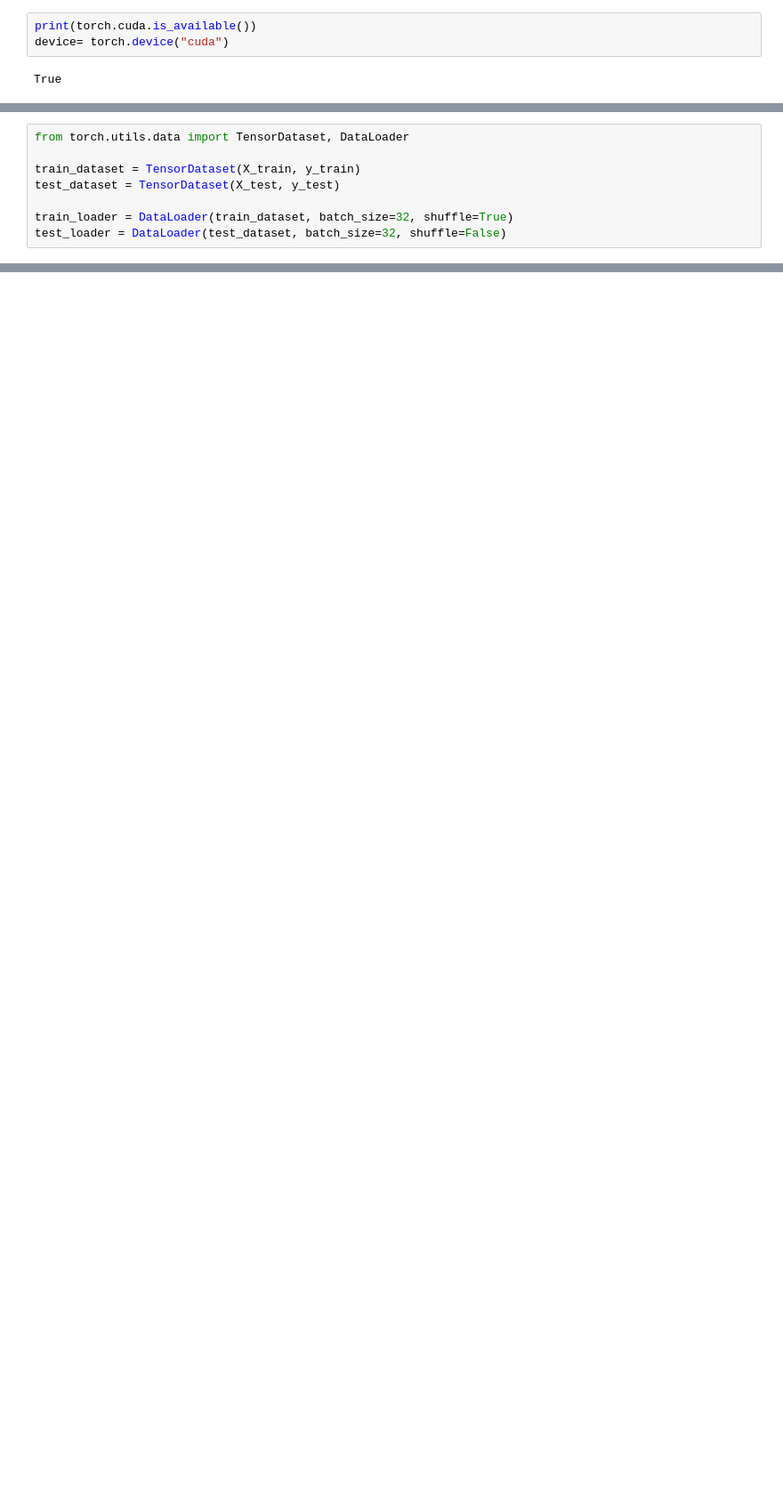
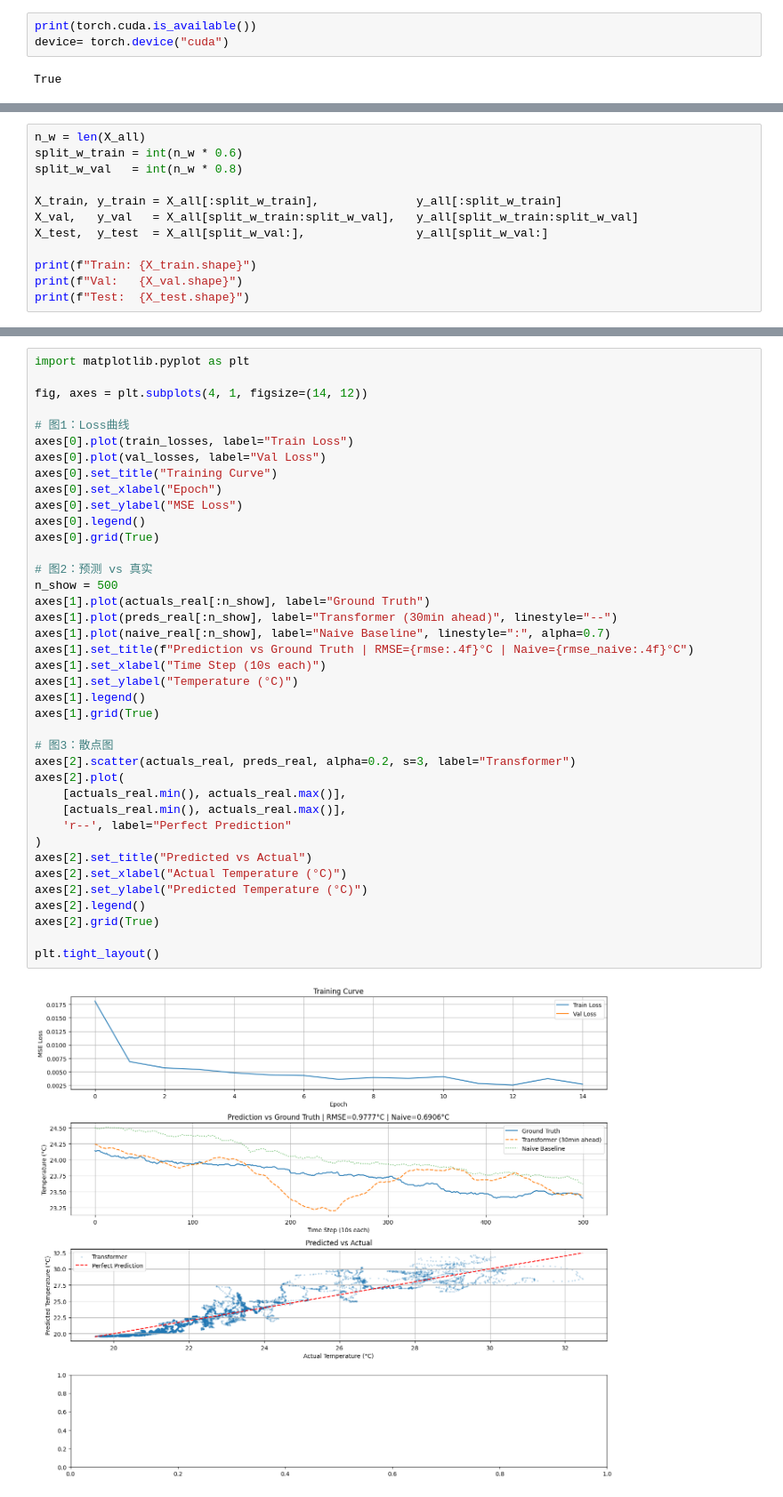
Before and after one commit to xhu703981/MicroClimateForecasting, a Jupyter notebook: transformer.ipynb, the cells around one changed output, grey strips where cells are left out. Shown at 89% size. Cells and saved outputs as stored; diff of their text form; blank space fills up the shorter version.

```diff
--- a/transformer.ipynb
+++ b/transformer.ipynb
@@ -54,0 +54,12 @@ X,y=make_windows(X_np, window_size)
+# %%
+n_w = len(X_all)
+split_w_train = int(n_w * 0.6)
+split_w_val   = int(n_w * 0.8)
+
+X_train, y_train = X_all[:split_w_train],              y_all[:split_w_train]
+X_val,   y_val   = X_all[split_w_train:split_w_val],   y_all[split_w_train:split_w_val]
+X_test,  y_test  = X_all[split_w_val:],                y_all[split_w_val:]
+
+print(f"Train: {X_train.shape}")
+print(f"Val:   {X_val.shape}")
+print(f"Test:  {X_test.shape}")
@@ -59,8 +109,0 @@ y_train,y_test=y[:split],y[split:]
-# %%
-from torch.utils.data import TensorDataset, DataLoader
-
-train_dataset = TensorDataset(X_train, y_train)
-test_dataset = TensorDataset(X_test, y_test)
-
-train_loader = DataLoader(train_dataset, batch_size=32, shuffle=True)
-test_loader = DataLoader(test_dataset, batch_size=32, shuffle=False)
@@ -192,0 +265,41 @@ print(df['temperature_c'].std())
+# %%
+import matplotlib.pyplot as plt
+
+fig, axes = plt.subplots(4, 1, figsize=(14, 12))
+
+# 图1：Loss曲线
+axes[0].plot(train_losses, label="Train Loss")
+axes[0].plot(val_losses, label="Val Loss")
+axes[0].set_title("Training Curve")
+axes[0].set_xlabel("Epoch")
+axes[0].set_ylabel("MSE Loss")
+axes[0].legend()
+axes[0].grid(True)
+
+# 图2：预测 vs 真实
+n_show = 500
+axes[1].plot(actuals_real[:n_show], label="Ground Truth")
+axes[1].plot(preds_real[:n_show], label="Transformer (30min ahead)", linestyle="--")
+axes[1].plot(naive_real[:n_show], label="Naive Baseline", linestyle=":", alpha=0.7)
+axes[1].set_title(f"Prediction vs Ground Truth | RMSE={rmse:.4f}°C | Naive={rmse_naive:.4f}°C")
+axes[1].set_xlabel("Time Step (10s each)")
+axes[1].set_ylabel("Temperature (°C)")
+axes[1].legend()
+axes[1].grid(True)
+
+# 图3：散点图
+axes[2].scatter(actuals_real, preds_real, alpha=0.2, s=3, label="Transformer")
+axes[2].plot(
+    [actuals_real.min(), actuals_real.max()],
+    [actuals_real.min(), actuals_real.max()],
+    'r--', label="Perfect Prediction"
+)
+axes[2].set_title("Predicted vs Actual")
+axes[2].set_xlabel("Actual Temperature (°C)")
+axes[2].set_ylabel("Predicted Temperature (°C)")
+axes[2].legend()
+axes[2].grid(True)
+
+plt.tight_layout()
+# %% [output]
+[figure, added]
```
Also changed, not shown: parts of 15 cells of this notebook, 5 other files.
